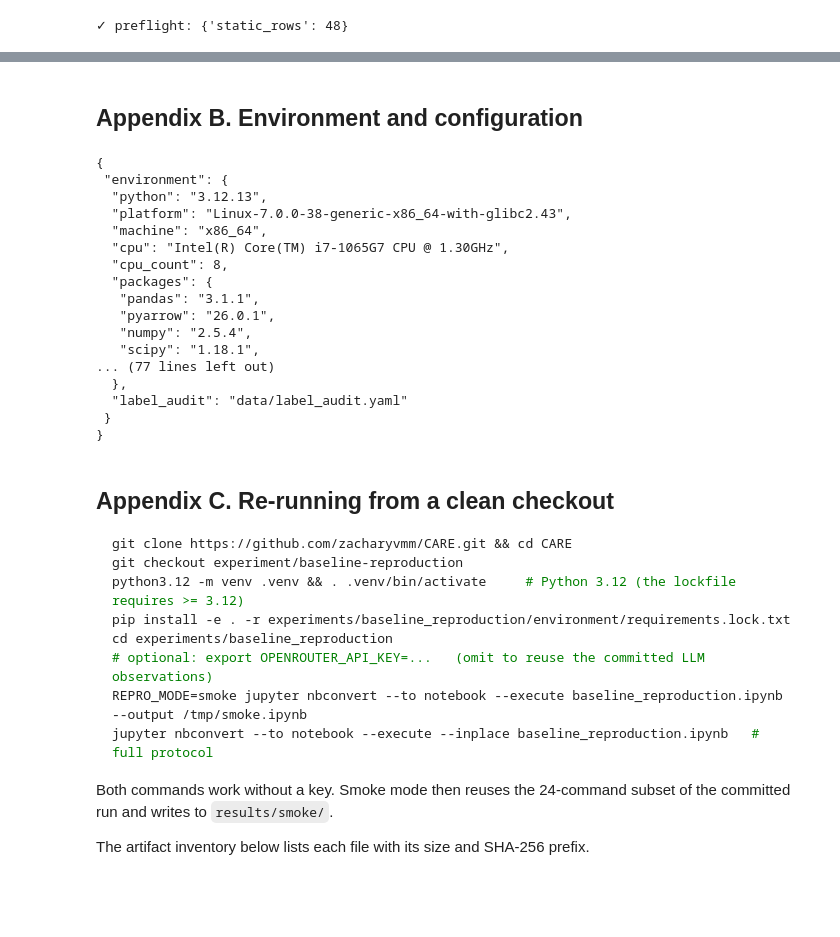
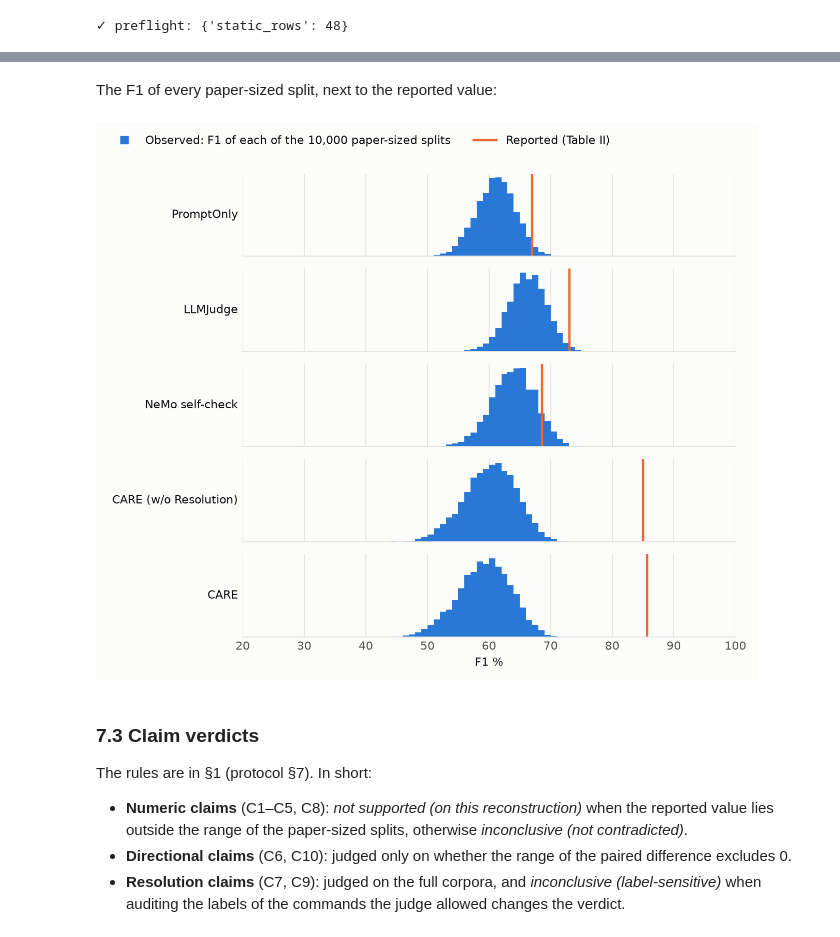
Before and after one commit to zacharyvmm/CARE, a Jupyter notebook: experiments/baseline_reproduction/baseline_reproduction.ipynb, the cells around one changed output, grey strips where cells are left out. Cells and saved outputs as stored; diff of their text form; code cells hidden in the pictures; blank space fills up the shorter version.

````diff
--- a/experiments/baseline_reproduction/baseline_reproduction.ipynb
+++ b/experiments/baseline_reproduction/baseline_reproduction.ipynb
@@ -690,42 +291,16 @@ display(Markdown(R.protocol_sections([7, 8, 9, 10])))
-# %% [markdown]
-## Appendix B. Environment and configuration
-# %%
-import json
-print(json.dumps(dict(environment=integrity["environment"], repo_head=integrity["repo_head"],
-                      split=manifest, llm=cfg["llm"], analysis=cfg["analysis"]), indent=1))
-# %% [output]
-{
- "environment": {
-  "python": "3.12.13",
-  "platform": "Linux-7.0.0-38-generic-x86_64-with-glibc2.43",
-  "machine": "x86_64",
-  "cpu": "Intel(R) Core(TM) i7-1065G7 CPU @ 1.30GHz",
-  "cpu_count": 8,
-  "packages": {
-   "pandas": "3.1.1",
-   "pyarrow": "26.0.1",
-   "numpy": "2.5.4",
-   "scipy": "1.18.1",
-... (77 lines left out)
-  },
-  "label_audit": "data/label_audit.yaml"
- }
-}
-# %% [markdown]
-## Appendix C. Re-running from a clean checkout
-
-```bash
-git clone https://github.com/zacharyvmm/CARE.git && cd CARE
-git checkout experiment/baseline-reproduction
-python3.12 -m venv .venv && . .venv/bin/activate     # Python 3.12 (the lockfile requires >= 3.12)
-pip install -e . -r experiments/baseline_reproduction/environment/requirements.lock.txt
-cd experiments/baseline_reproduction
-# optional: export OPENROUTER_API_KEY=...   (omit to reuse the committed LLM observations)
-REPRO_MODE=smoke jupyter nbconvert --to notebook --execute baseline_reproduction.ipynb --output /tmp/smoke.ipynb
-jupyter nbconvert --to notebook --execute --inplace baseline_reproduction.ipynb   # full protocol
-```
-
-Both commands work without a key. Smoke mode then reuses the 24-command subset of the committed run and writes to
-`results/smoke/`.
-
-The artifact inventory below lists each file with its size and SHA-256 prefix.
+# %% [markdown]
+The F1 of every paper-sized split, next to the reported value:
+# %%
+display(Image(figures["f1_over_splits"]))
+# %% [output]
+[figure, added]
+# %% [markdown]
+### 7.3 Claim verdicts
+
+The rules are in §1 (protocol §7). In short:
+
+* **Numeric claims** (C1–C5, C8): *not supported (on this reconstruction)* when the reported value lies outside the
+  range of the paper-sized splits, otherwise *inconclusive (not contradicted)*.
+* **Directional claims** (C6, C10): judged only on whether the range of the paired difference excludes 0.
+* **Resolution claims** (C7, C9): judged on the full corpora, and *inconclusive (label-sensitive)* when auditing
+  the labels of the commands the judge allowed changes the verdict.
````
Also changed, not shown: parts of 82 cells of this notebook, 38 other files.
